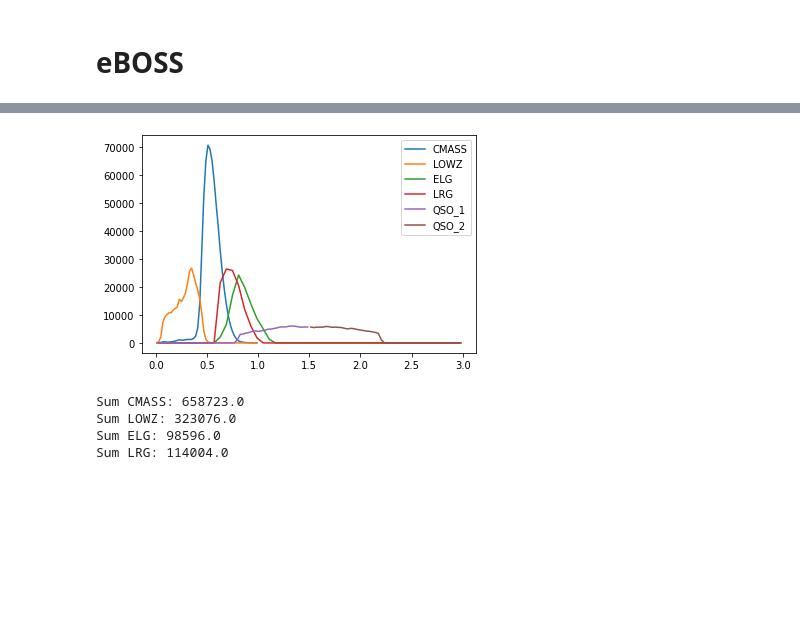
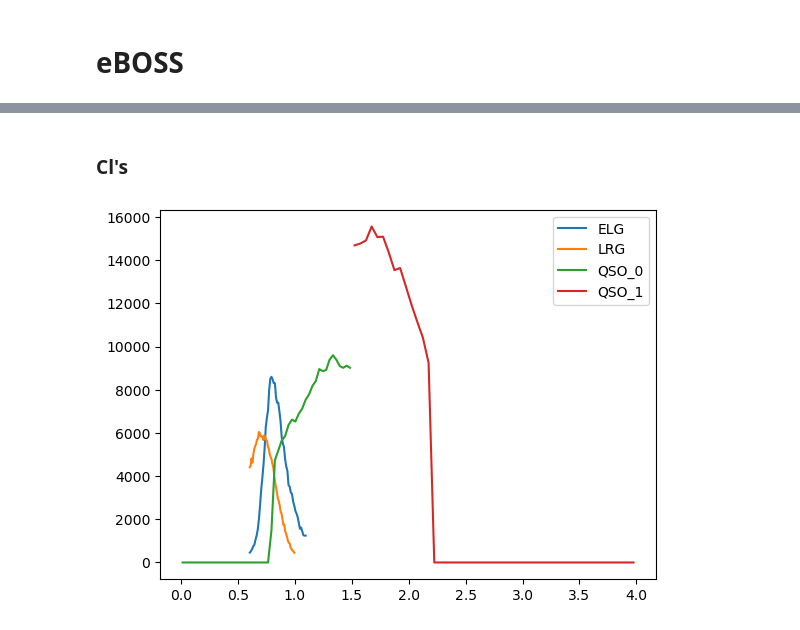
Before and after one commit to Cosmotheka/Cosmoteka_tutorials, a Jupyter notebook: tutorials/eBOSS.ipynb, the cells around one changed output, grey strips where cells are left out. Cells and saved outputs as stored; diff of their text form; code cells hidden in the pictures; blank space fills up the shorter version.

```diff
--- a/tutorials/eBOSS.ipynb
+++ b/tutorials/eBOSS.ipynb
@@ -85,0 +32,12 @@ LRG = MappereBOSS(LRG_NGC_config)
+# %%
+with open("../config_files/eBOSS/map_QSO_0.yml", 'r') as stream:
+    config_QSO_0 = yaml.safe_load(stream)
+
+with open("../config_files/eBOSS/map_QSO_1.yml", 'r') as stream:
+    config_QSO_1 = yaml.safe_load(stream)
+
+with open("../config_files/eBOSS/map_ELG.yml", 'r') as stream:
+    config_ELG = yaml.safe_load(stream)
+
+with open("../config_files/eBOSS/map_LRG.yml", 'r') as stream:
+    config_LRG = yaml.safe_load(stream)
@@ -86,3 +46,8 @@ LRG = MappereBOSS(LRG_NGC_config)
+# %%
+QSO_0 = MappereBOSS(config_QSO_0)
+QSO_1 = MappereBOSS(config_QSO_1)
+ELG = MappereBOSS(config_ELG)
+LRG = MappereBOSS(config_LRG)
 # %%
 ELG_map = ELG.get_signal_map()
 LRG_map = LRG.get_signal_map()
@@ -115,2 +72,4 @@ hp.visufunc.mollview(map=np.array(QSO_1_map)[0])
+# %% [markdown]
+### Cl's
 # %%
 cosmo = ccl.Cosmology(Omega_c=0.27, Omega_b=0.049, h=0.67, sigma8=0.81, n_s=0.96)
@@ -124,21 +81,13 @@ b_LRG = 2.3*np.ones(50) # https://arxiv.org/pdf/1607.05383.pdf
 # %%
+QSO_0_nz = QSO_0.get_nz()
 QSO_1_nz = QSO_1.get_nz()
-QSO_2_nz = QSO_2.get_nz()
-CMASS_nz = CMASS.get_nz()
-LOWZ_nz = LOWZ.get_nz()
 LRG_nz = LRG.get_nz()
 ELG_nz = ELG.get_nz()
 
+QSO_0_z = QSO_0_nz[0]
+QSO_0_dNdz = QSO_0_nz[1]
 QSO_1_z = QSO_1_nz[0]
 QSO_1_dNdz = QSO_1_nz[1]
-QSO_2_z = QSO_2_nz[0]
-QSO_2_dNdz = QSO_2_nz[1]
-
-CMASS_z = CMASS_nz[0]
-CMASS_dNdz = CMASS_nz[1]
-LOWZ_z = LOWZ_nz[0]
-LOWZ_dNdz = LOWZ_nz[1]
-
 LRG_z = LRG_nz[0]
 LRG_dNdz = LRG_nz[1]
 ELG_z = ELG_nz[0]
@@ -151,24 +98,12 @@ LOWZt = ccl.NumberCountsTracer(cosmo, has_rsd=False, dndz=(LOWZ_z, LOWZ_dNdz), b
 ELGt = ccl.NumberCountsTracer(cosmo, has_rsd=False, dndz=(ELG_z, ELG_dNdz), bias=(ELG_z, b_ELG))
 LRGt = ccl.NumberCountsTracer(cosmo, has_rsd=False, dndz=(LRG_z, LRG_dNdz), bias=(LRG_z, b_LRG))
 # %%
-plt.plot(CMASS_z, CMASS_dNdz, label='CMASS')
-plt.plot(LOWZ_z, LOWZ_dNdz, label='LOWZ')
 plt.plot(ELG_z, ELG_dNdz, label='ELG')
 plt.plot(LRG_z, LRG_dNdz, label='LRG')
+plt.plot(QSO_0_z, QSO_0_dNdz, label='QSO_0')
 plt.plot(QSO_1_z, QSO_1_dNdz, label='QSO_1')
-plt.plot(QSO_2_z, QSO_2_dNdz, label='QSO_2')
 plt.legend()
 plt.show()
 # %% [output]
-[figure, old version]
+[figure, new version]
-# %%
-print('Sum CMASS:', np.round(np.sum(CMASS_dNdz)))
-print('Sum LOWZ:', np.round(np.sum(LOWZ_dNdz)))
-print('Sum ELG:', np.round(np.sum(ELG_dNdz)))
-print('Sum LRG:', np.round(np.sum(LRG_dNdz)))
-# %% [output]
-Sum CMASS: 658723.0
-Sum LOWZ: 323076.0
-Sum ELG: 98596.0
-Sum LRG: 114004.0
 # %%
```
Also changed, not shown: parts of 46 cells of this notebook, 8 other files.
